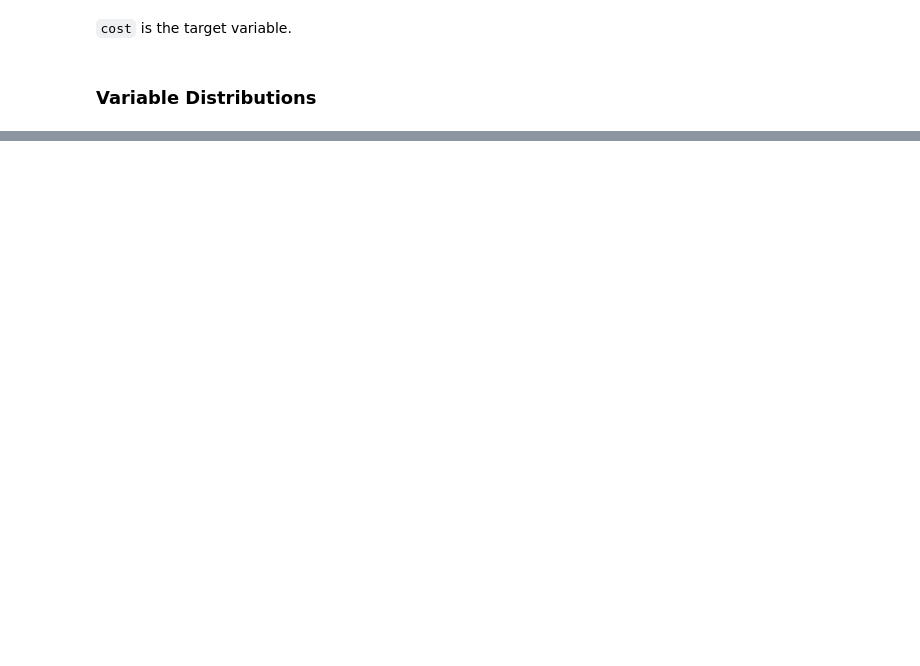
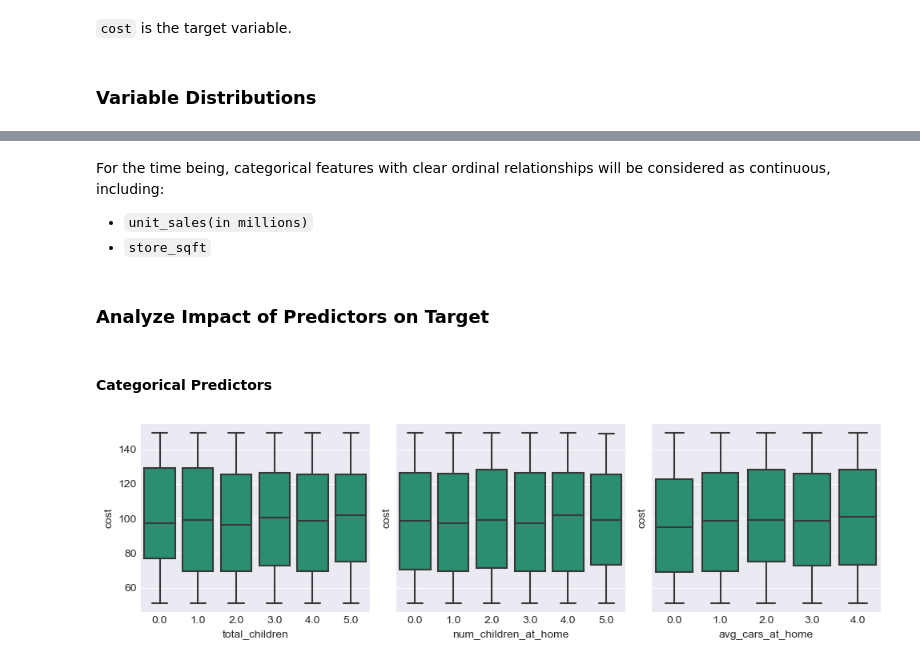
Before and after one commit to akaigraham/kaggle-comps, a Jupyter notebook: playground-series/s3_e11/notebooks/initial-notebook.ipynb, the cells around one changed output, grey strips where cells are left out. Saved outputs shown, nothing was run; the diff lists cells and outputs as text; code cells hidden in the pictures; blank space fills up the shorter version.

```diff
--- a/playground-series/s3_e11/notebooks/initial-notebook.ipynb
+++ b/playground-series/s3_e11/notebooks/initial-notebook.ipynb
@@ -79,0 +92,6 @@ plt.show()
+# %%
+# print unique vals in each column
+for feat in feat_cols:
+    print(f'\n{feat}')
+    print(train_df[feat].value_counts())
+    print('--------------------------------')
@@ -85,0 +123,22 @@ cont_feats = ['store_sales(in millions)', 'gross_weight', 'units_per_case', 'sto
+# %% [markdown]
+For the time being, categorical features with clear ordinal relationships will be considered as continuous, including:
+- `unit_sales(in millions)`
+- `store_sqft`
+# %% [markdown]
+### Analyze Impact of Predictors on Target
+# %% [markdown]
+#### Categorical Predictors
+# %%
+# set color palette
+sns.set_palette('Dark2')
+cp = sns.color_palette('Dark2')
+# %%
+# children and cars
+fig, axes = plt.subplots(nrows=1, ncols=3, figsize=(10,3), sharey=True)
+for feat, ax in zip(['total_children', 'num_children_at_home', 'avg_cars_at_home'],
+                    axes.flatten()):
+    sns.boxplot(x=train_df[feat], y=train_df.cost, color=cp[0], ax=ax)
+plt.tight_layout()
+plt.show()
+# %% [output]
+[figure, added]
```
Also changed, not shown: parts of 15 cells of this notebook.
